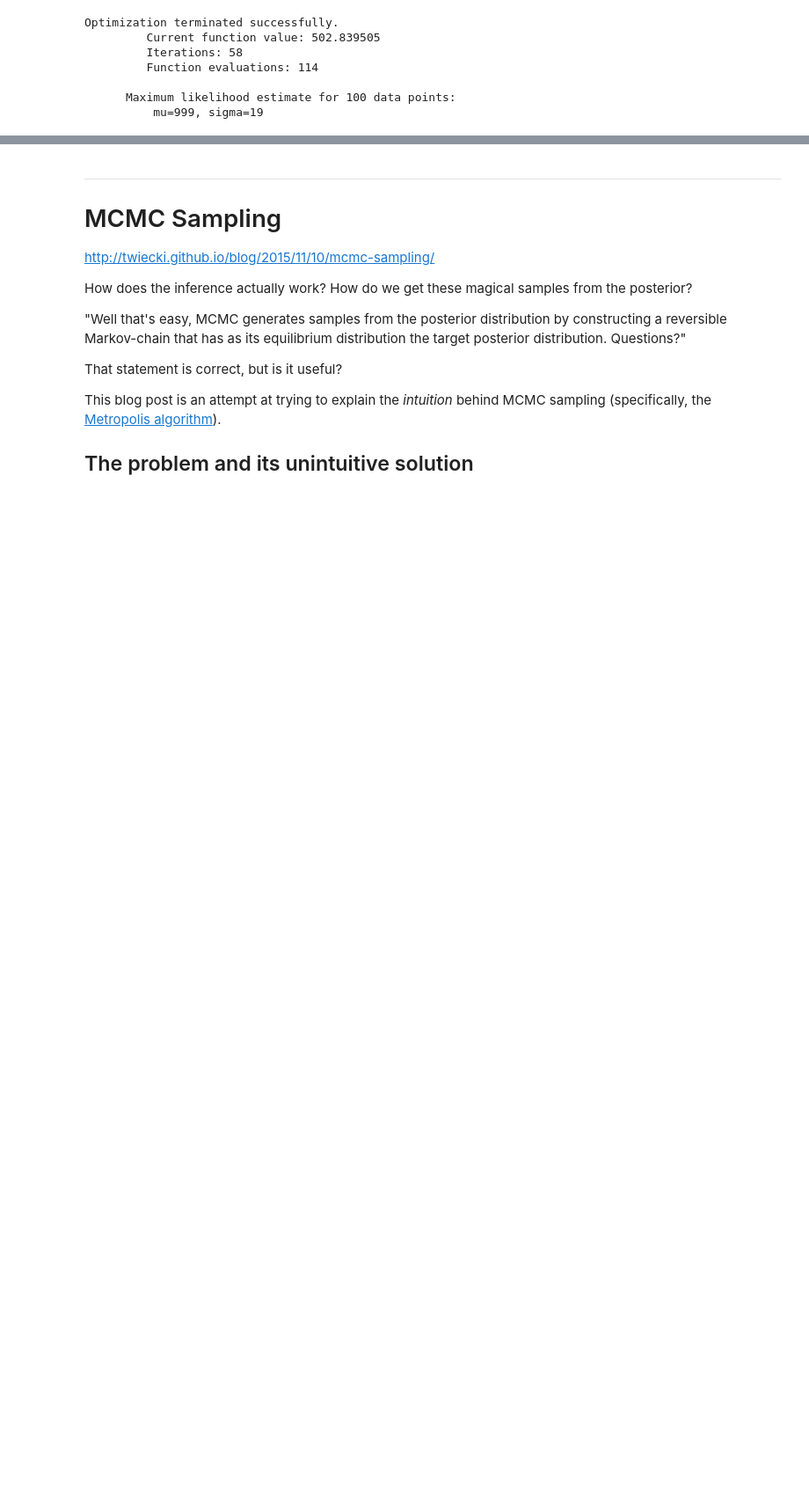
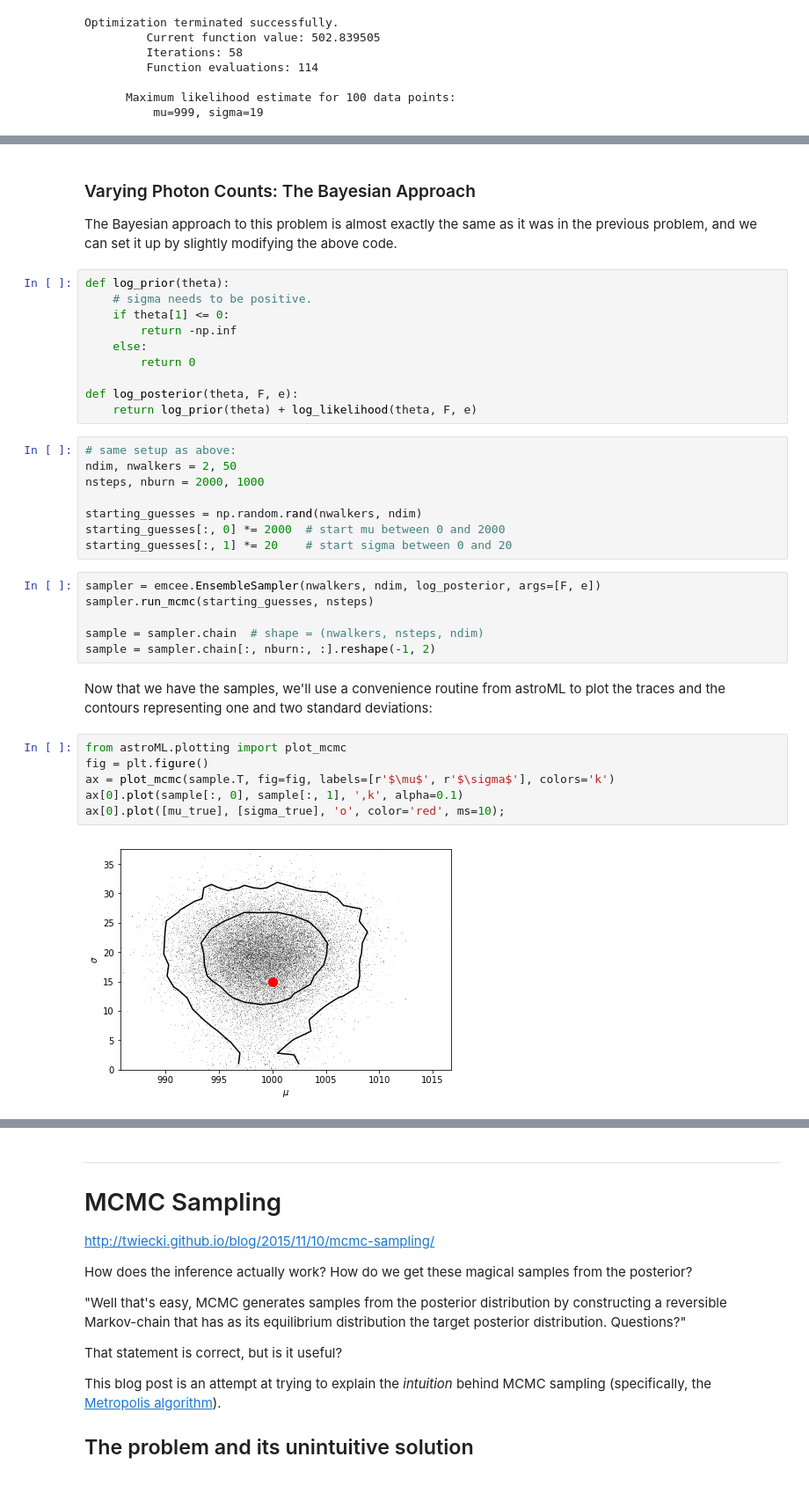
Before and after one commit to garden-of-forking-code/learning, a Jupyter notebook: learning_notes.ipynb, the cells around one changed output, grey strips where cells are left out. Shown: that part at 88% size. Saved outputs shown, nothing was run; the diff lists cells and outputs as text; blank space fills up the shorter version.

```diff
--- a/learning_notes.ipynb
+++ b/learning_notes.ipynb
@@ -413,0 +485,38 @@ ModuleNotFoundError: No module named 'astroML'
+# %% [markdown]
+### Varying Photon Counts: The Bayesian Approach
+
+The Bayesian approach to this problem is almost exactly the same as it was in the previous problem, and we can set it up by slightly modifying the above code.
+# %%
+def log_prior(theta):
+    # sigma needs to be positive.
+    if theta[1] <= 0:
+        return -np.inf
+    else:
+        return 0
+
+def log_posterior(theta, F, e):
+    return log_prior(theta) + log_likelihood(theta, F, e)
+# %%
+# same setup as above:
+ndim, nwalkers = 2, 50
+nsteps, nburn = 2000, 1000
+
+starting_guesses = np.random.rand(nwalkers, ndim)
+starting_guesses[:, 0] *= 2000  # start mu between 0 and 2000
+starting_guesses[:, 1] *= 20    # start sigma between 0 and 20
+# %%
+sampler = emcee.EnsembleSampler(nwalkers, ndim, log_posterior, args=[F, e])
+sampler.run_mcmc(starting_guesses, nsteps)
+
+sample = sampler.chain  # shape = (nwalkers, nsteps, ndim)
+sample = sampler.chain[:, nburn:, :].reshape(-1, 2)
+# %% [markdown]
+Now that we have the samples, we'll use a convenience routine from astroML to plot the traces and the contours representing one and two standard deviations:
+# %%
+from astroML.plotting import plot_mcmc
+fig = plt.figure()
+ax = plot_mcmc(sample.T, fig=fig, labels=[r'$\mu$', r'$\sigma$'], colors='k')
+ax[0].plot(sample[:, 0], sample[:, 1], ',k', alpha=0.1)
+ax[0].plot([mu_true], [sigma_true], 'o', color='red', ms=10);
+# %% [output]
+[figure, added]
```
Also changed, not shown: parts of 32 cells of this notebook, 2 other files.
